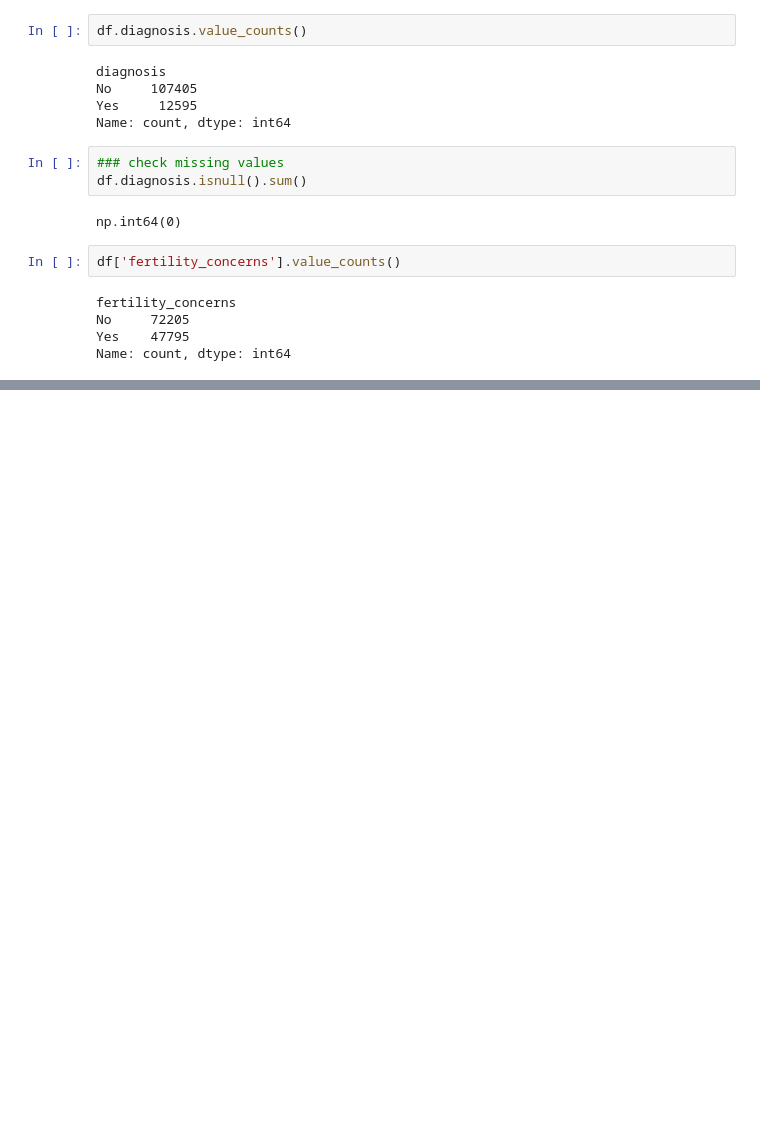
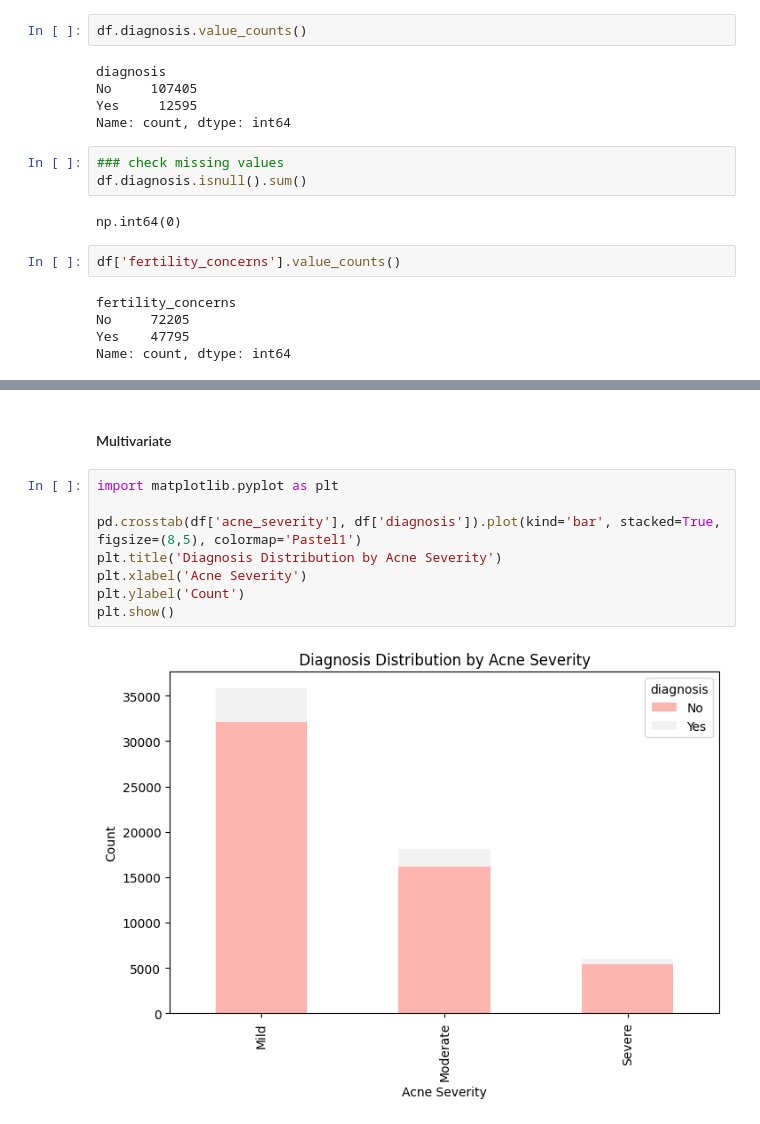
Before and after one commit to rajibulislam1/PCOS_detect_prediction, a Jupyter notebook: notebooks/01-data-preprocessed.ipynb, the cells around one changed output, grey strips where cells are left out. Cells and saved outputs as stored; diff of their text form; blank space fills up the shorter version.

```diff
--- a/notebooks/01-data-preprocessed.ipynb
+++ b/notebooks/01-data-preprocessed.ipynb
@@ -491,0 +575,12 @@ Name: count, dtype: int64
+# %% [markdown]
+#### Multivariate
+# %%
+import matplotlib.pyplot as plt
+
+pd.crosstab(df['acne_severity'], df['diagnosis']).plot(kind='bar', stacked=True, figsize=(8,5), colormap='Pastel1')
+plt.title('Diagnosis Distribution by Acne Severity')
+plt.xlabel('Acne Severity')
+plt.ylabel('Count')
+plt.show()
+# %% [output]
+[figure, added]
```
Also changed, not shown: parts of 21 cells of this notebook.
